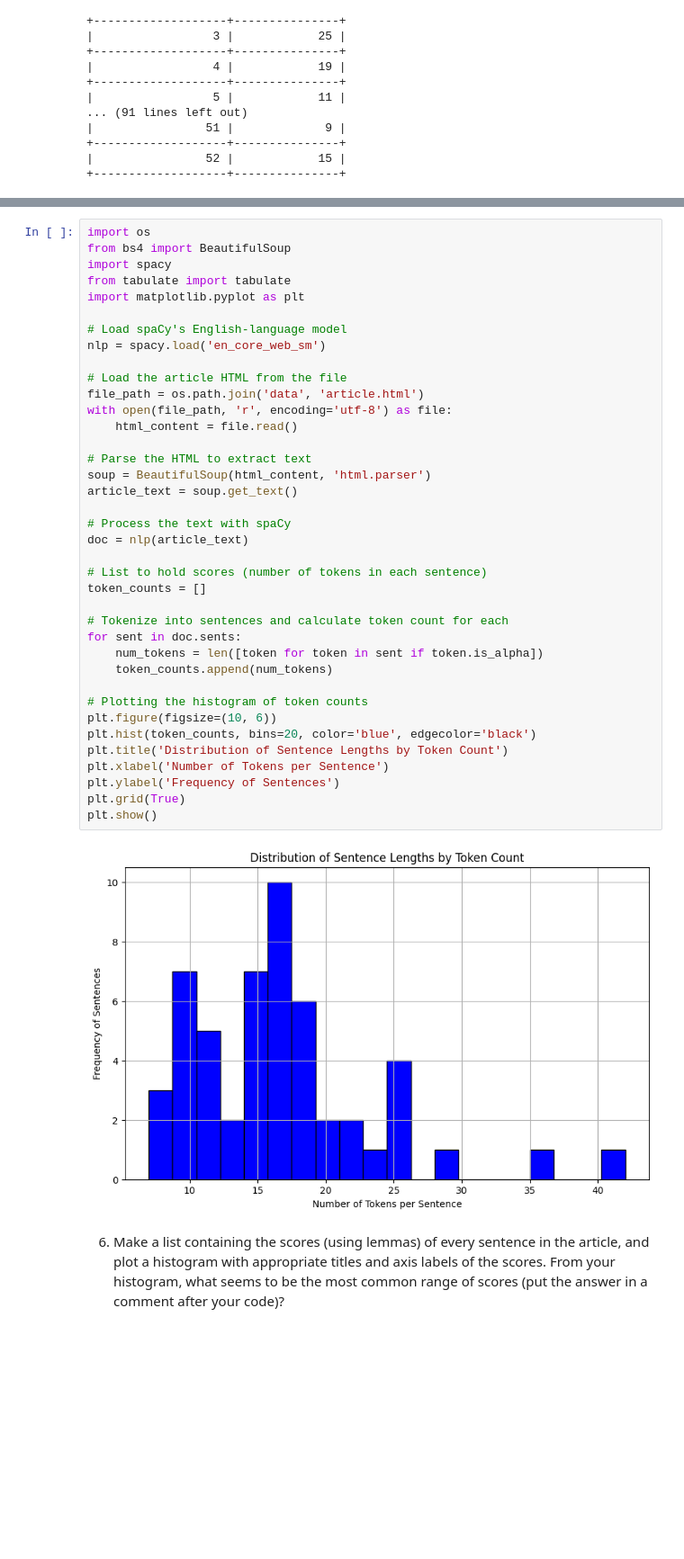
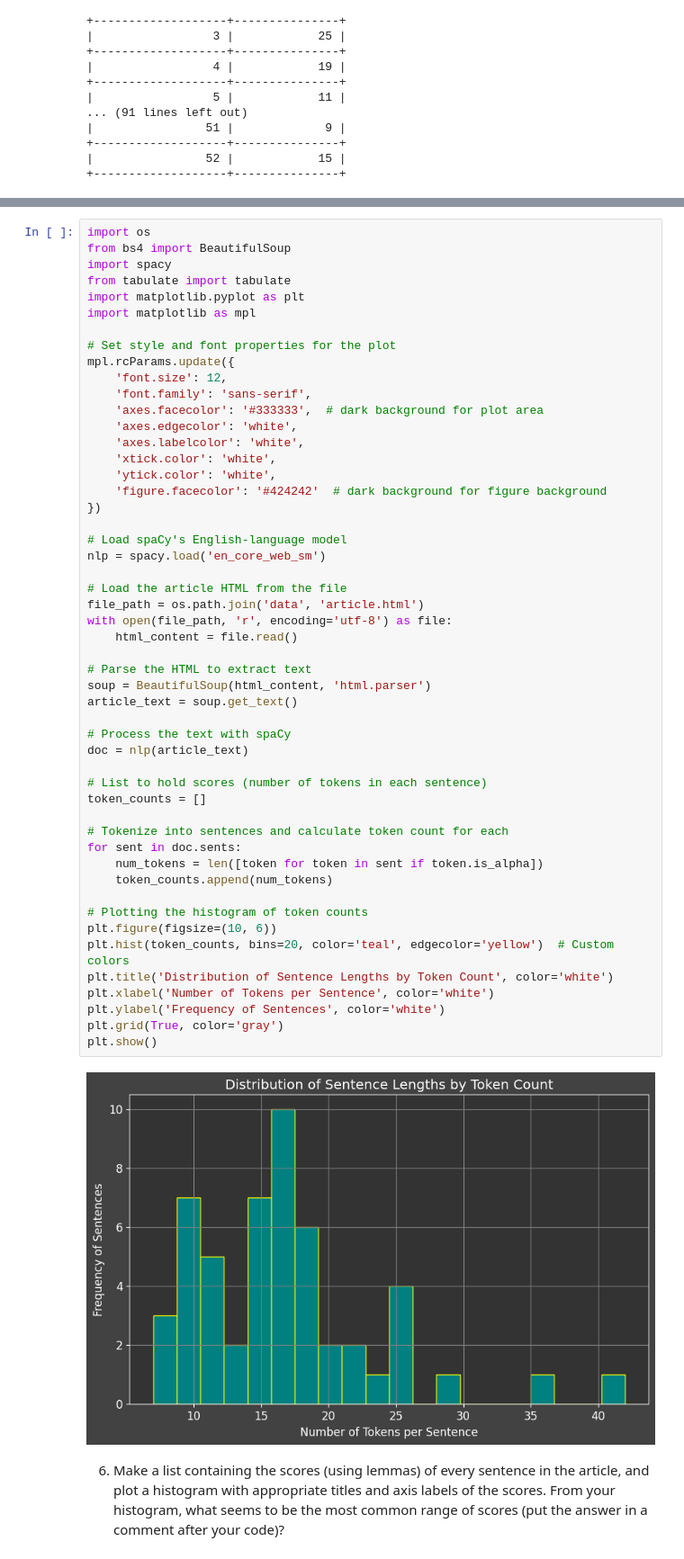
Before and after one commit to tfmontague/article-summarizer, a Jupyter notebook: article-summarizer.ipynb, the cells around one changed output, grey strips where cells are left out. Shown at 90% size. Cells and saved outputs as stored; diff of their text form; blank space fills up the shorter version.

```diff
--- a/article-summarizer.ipynb
+++ b/article-summarizer.ipynb
@@ -285,39 +285,52 @@ from bs4 import BeautifulSoup
 import spacy
 from tabulate import tabulate
 import matplotlib.pyplot as plt
+import matplotlib as mpl
+
+# Set style and font properties for the plot
+mpl.rcParams.update({
+    'font.size': 12,
+    'font.family': 'sans-serif',
+    'axes.facecolor': '#333333',  # dark background for plot area
+    'axes.edgecolor': 'white',
+    'axes.labelcolor': 'white',
+    'xtick.color': 'white',
+    'ytick.color': 'white',
+    'figure.facecolor': '#424242'  # dark background for figure background
+})
 
 # Load spaCy's English-language model
 nlp = spacy.load('en_core_web_sm')
 
 # Load the article HTML from the file
 file_path = os.path.join('data', 'article.html')
 with open(file_path, 'r', encoding='utf-8') as file:
     html_content = file.read()
 
 # Parse the HTML to extract text
 soup = BeautifulSoup(html_content, 'html.parser')
 article_text = soup.get_text()
 
 # Process the text with spaCy
 doc = nlp(article_text)
 
 # List to hold scores (number of tokens in each sentence)
 token_counts = []
 
 # Tokenize into sentences and calculate token count for each
 for sent in doc.sents:
     num_tokens = len([token for token in sent if token.is_alpha])
     token_counts.append(num_tokens)
 
 # Plotting the histogram of token counts
 plt.figure(figsize=(10, 6))
-plt.hist(token_counts, bins=20, color='blue', edgecolor='black')
-plt.title('Distribution of Sentence Lengths by Token Count')
-plt.xlabel('Number of Tokens per Sentence')
-plt.ylabel('Frequency of Sentences')
-plt.grid(True)
+plt.hist(token_counts, bins=20, color='teal', edgecolor='yellow')  # Custom colors
+plt.title('Distribution of Sentence Lengths by Token Count', color='white')
+plt.xlabel('Number of Tokens per Sentence', color='white')
+plt.ylabel('Frequency of Sentences', color='white')
+plt.grid(True, color='gray')
 plt.show()
 # %% [output]
-[figure, old version]
+[figure, new version]
 # %% [markdown]
 6. Make a list containing the scores (using lemmas) of every sentence in the article, and plot a histogram with appropriate titles and axis labels of the scores.  From your histogram, what seems to be the most common range of scores (put the answer in a comment after your code)?
```
Also changed, not shown: parts of 29 cells of this notebook, 1 other file.
